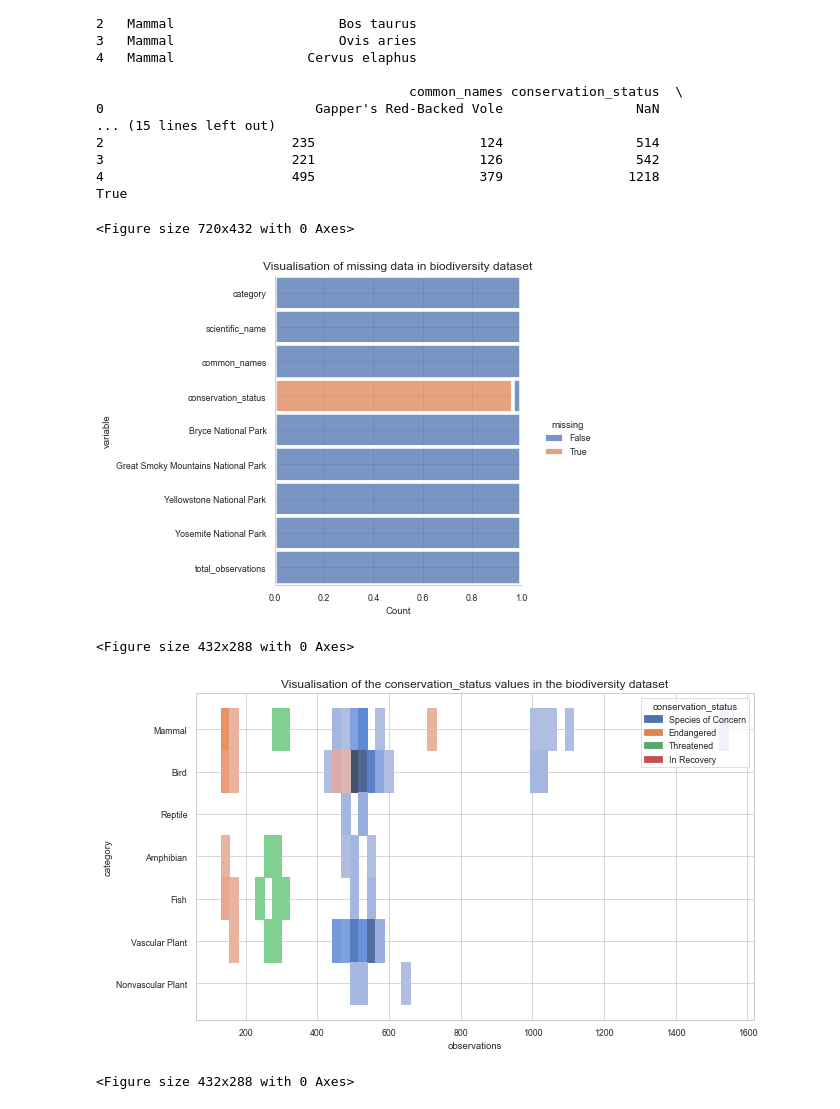
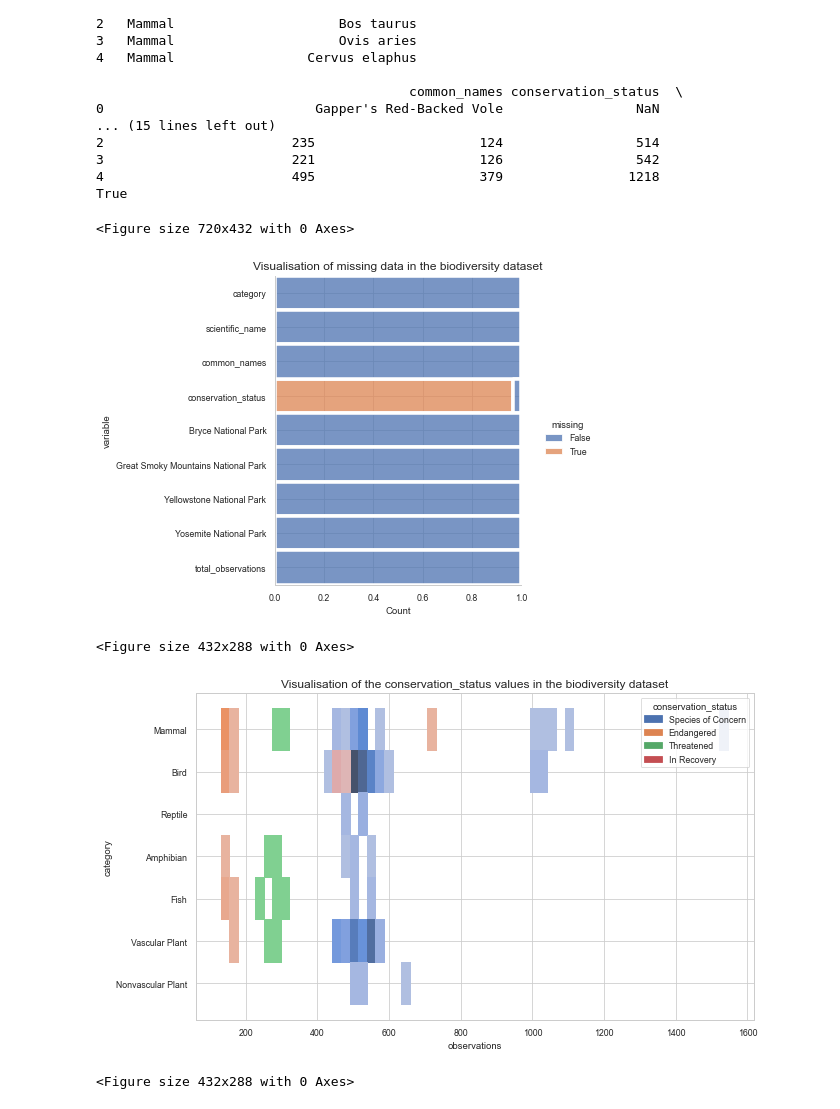
Before and after one commit to albertbanke/Biodiversity, a Jupyter notebook: biodiversity.ipynb, the cells around one changed output. Cells and saved outputs as stored; diff of their text form; code cells hidden in the pictures.

```diff
--- a/biodiversity.ipynb
+++ b/biodiversity.ipynb
@@ -162,35 +162,35 @@ True
 sns.color_palette('husl')
 sns.set_style('whitegrid')
 sns.set_context('paper')
 
 plt.figure(figsize=(10,6))
 sns.displot(data = biodiversity.isna().melt(value_name="missing"),
             y='variable',
             hue = 'missing',
             multiple='fill',
             aspect=1.25
             )
 
-plt.title('Visualisation of missing data in biodiversity dataset', fontsize= 12)
+plt.title('Visualisation of missing data in the biodiversity dataset', fontsize= 12)
 
 plt.show()
 plt.clf()
 
 # To check how we can map the missing we should divide the dataset into the respective category of species (mammels, birds etc.). Then we can check which values are present and their
 # respective conservation status. From these, we can create a template for how many observations each classification should have.
 
 plt.figure(figsize=(10,6))
 
 ax = sns.histplot(biodiversity, x='total_observations', y = 'category', hue = 'conservation_status', legend=True)
 
 plt.title('Visualisation of the conservation_status values in the biodiversity dataset', fontsize= 12)
 plt.xlabel('observations')
 
 plt.show()
 plt.clf()
 # %% [output]
 <Figure size 720x432 with 0 Axes>
-[figure, old version]
+[figure, new version]
 <Figure size 432x288 with 0 Axes>
 [figure]
 <Figure size 432x288 with 0 Axes>
```
Also changed, not shown: parts of 1 cell of this notebook.
